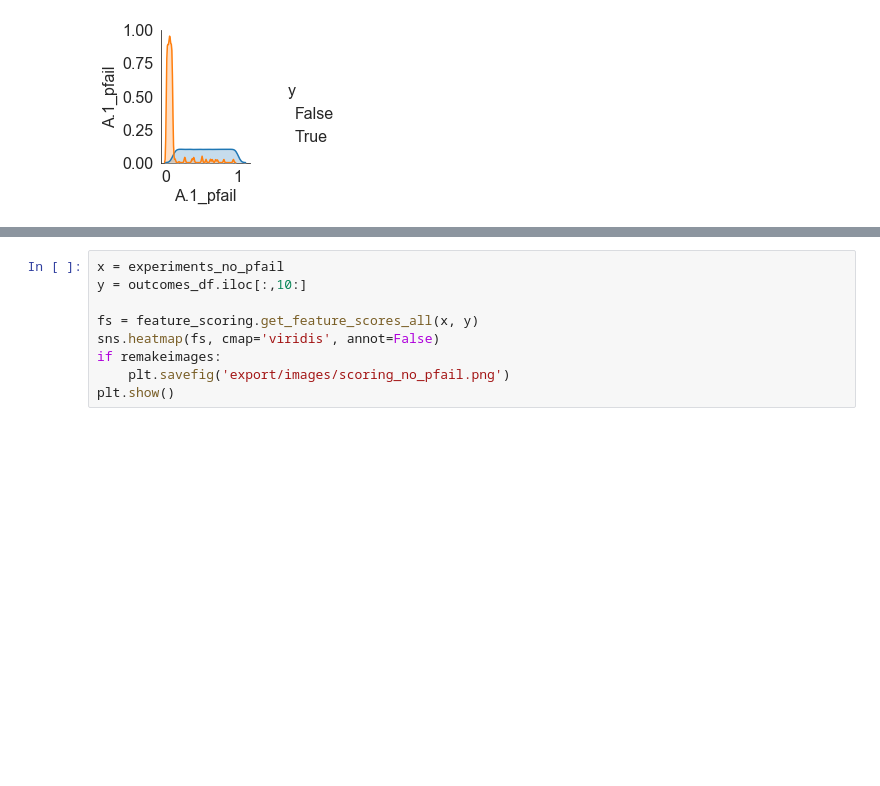
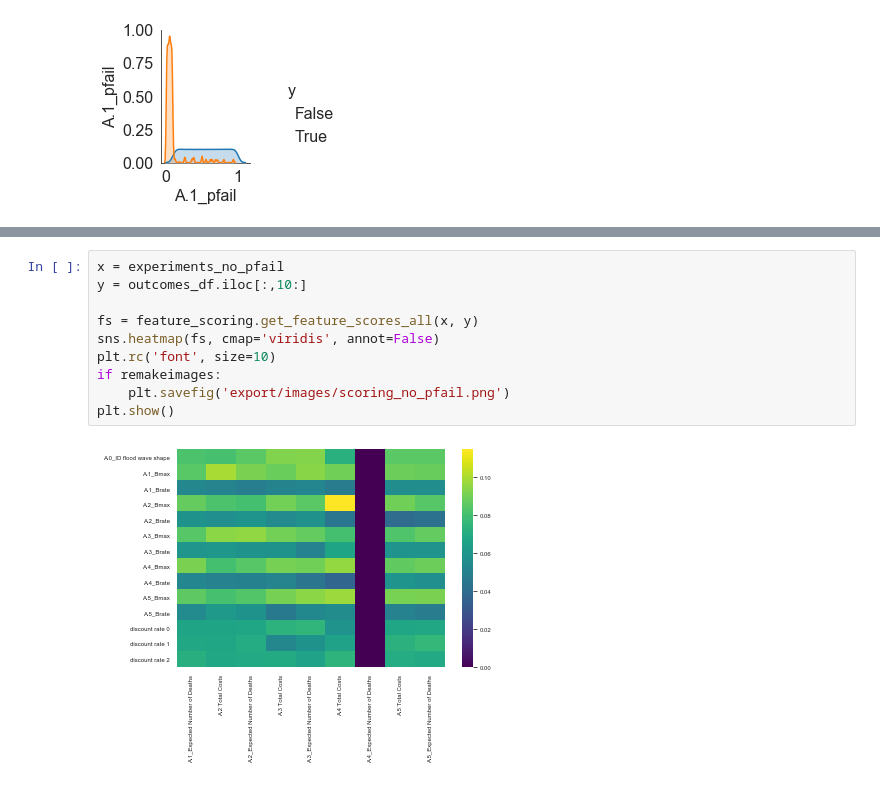
Before and after one commit to oli4oli4/Model-based-decision-making, a Jupyter notebook: Final assignment deliverables/exploring_preferred_alternative.ipynb, the cells around one changed output, grey strips where cells are left out. Drawn from its saved outputs; the diff is of its cells as text; blank space fills up the shorter version.

```diff
--- a/Final assignment deliverables/exploring_preferred_alternative.ipynb
+++ b/Final assignment deliverables/exploring_preferred_alternative.ipynb
@@ -304,9 +362,12 @@ box1.inspect_tradeoff()
 # %%
 x = experiments_no_pfail
 y = outcomes_df.iloc[:,10:]
 
 fs = feature_scoring.get_feature_scores_all(x, y)
 sns.heatmap(fs, cmap='viridis', annot=False)
+plt.rc('font', size=10)
 if remakeimages:
     plt.savefig('export/images/scoring_no_pfail.png')
 plt.show()
+# %% [output]
+[figure, added]
```
Also changed, not shown: parts of 14 cells of this notebook.
